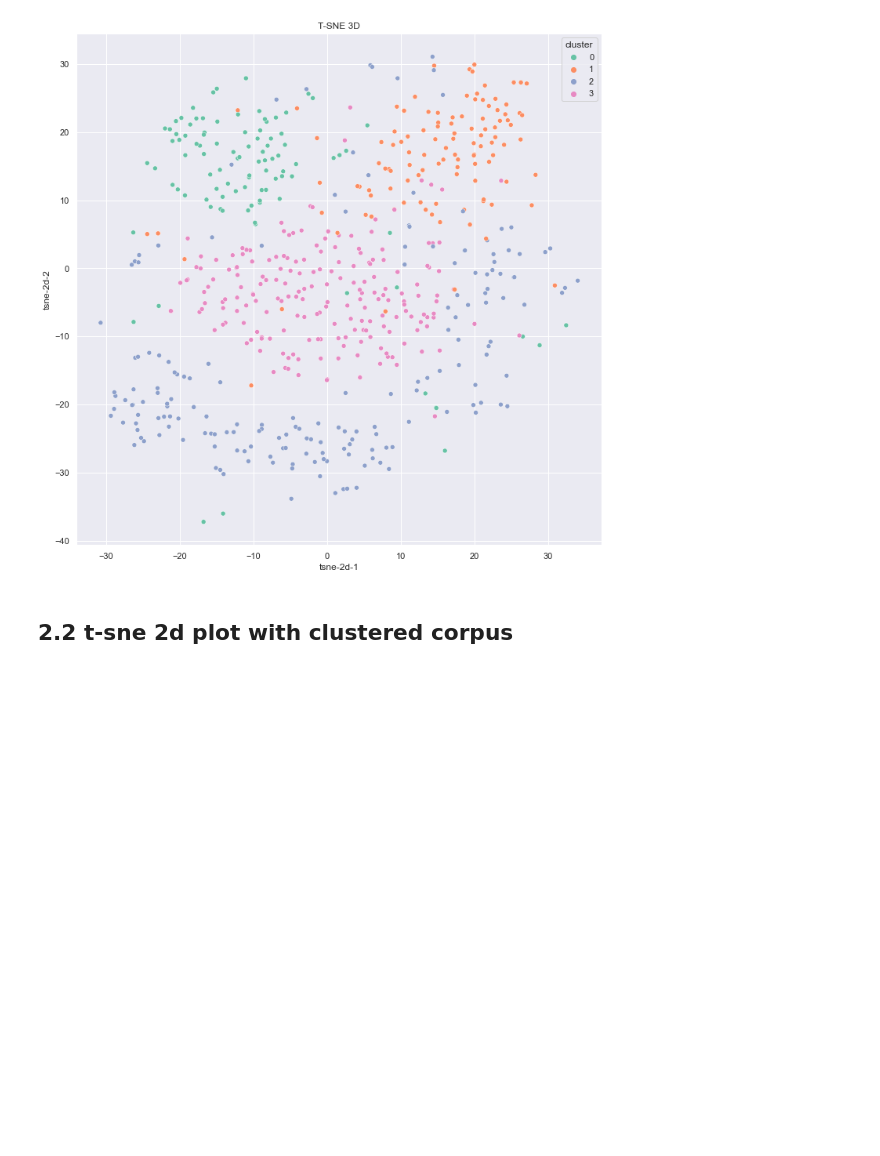
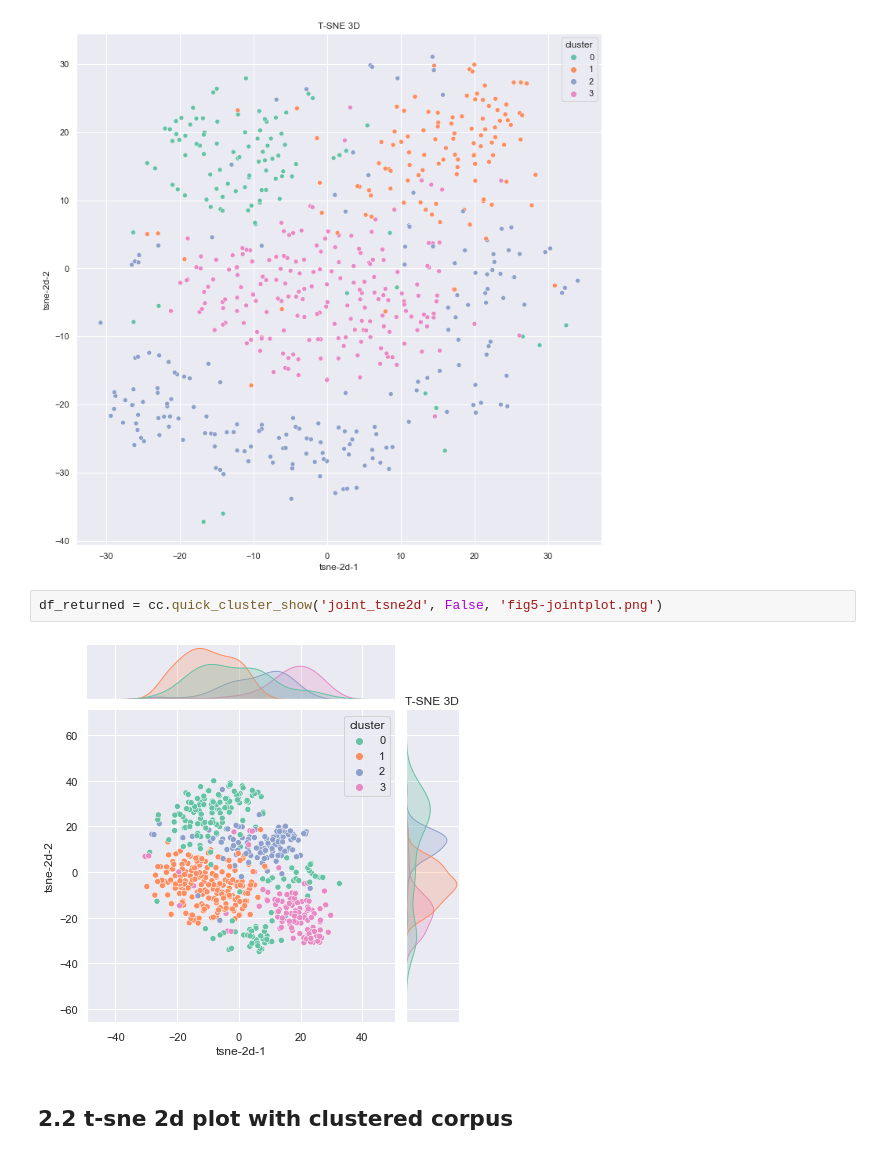
Before and after one commit to DSDanielPark/corpus-show, a Jupyter notebook: tutorials/corpusshow_tutorial.ipynb, the cells around one changed output. Drawn from its saved outputs; the diff is of its cells as text; blank space fills up the shorter version.

```diff
--- a/tutorials/corpusshow_tutorial.ipynb
+++ b/tutorials/corpusshow_tutorial.ipynb
@@ -237,6 +283,10 @@ cc.df.head()
 df_returned = cc.quick_cluster_show('tsne2d', False, 'fig5.png')
 # %% [output]
 [figure]
+# %%
+df_returned = cc.quick_cluster_show('joint_tsne2d', False, 'fig5-jointplot.png')
+# %% [output]
+[figure, added]
 # %% [markdown]
 ## 2.2 t-sne 2d plot with clustered corpus
 # %%
```
Also changed, not shown: parts of 5 cells of this notebook.
